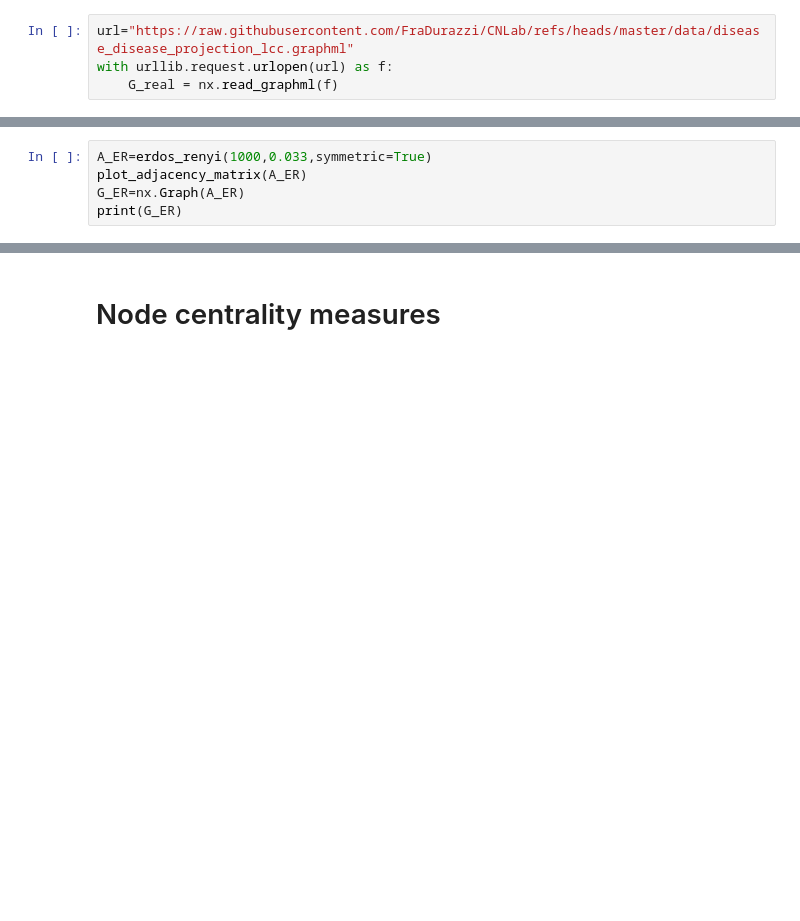
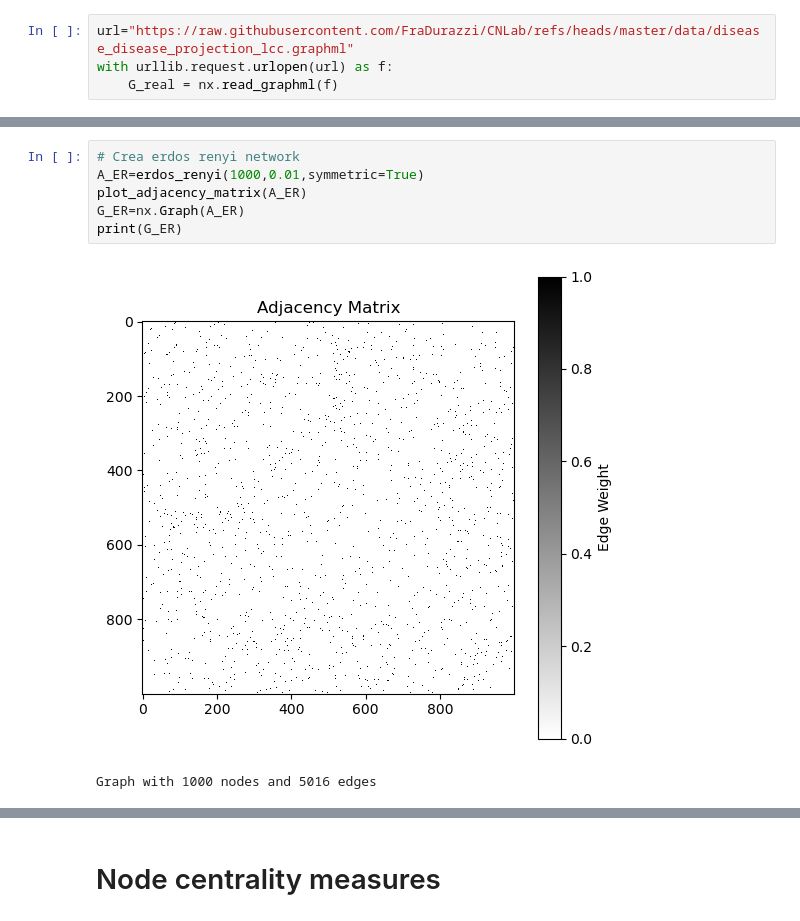
Before and after one commit to FilippoContessa/CNLab, a Jupyter notebook: 02_centrality_measures_and_markov_process.ipynb, the cells around one changed output, grey strips where cells are left out. Cells and saved outputs as stored; diff of their text form; blank space fills up the shorter version.

```diff
--- a/02_centrality_measures_and_markov_process.ipynb
+++ b/02_centrality_measures_and_markov_process.ipynb
@@ -245,6 +277,10 @@ is_symmetric(A_real)
 # %%
-A_ER=erdos_renyi(1000,0.033,symmetric=True)
+# Crea erdos renyi network
+A_ER=erdos_renyi(1000,0.01,symmetric=True)
 plot_adjacency_matrix(A_ER)
 G_ER=nx.Graph(A_ER)
 print(G_ER)
+# %% [output]
+[figure, added]
+Graph with 1000 nodes and 5016 edges
 # %%
```
Also changed, not shown: parts of 30 cells of this notebook.
